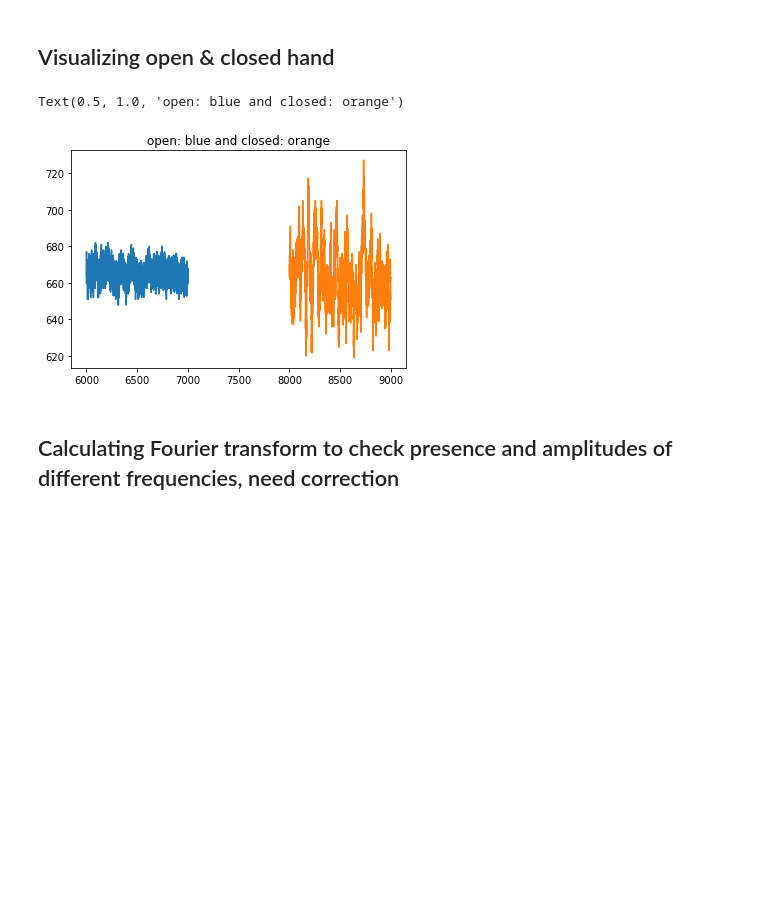
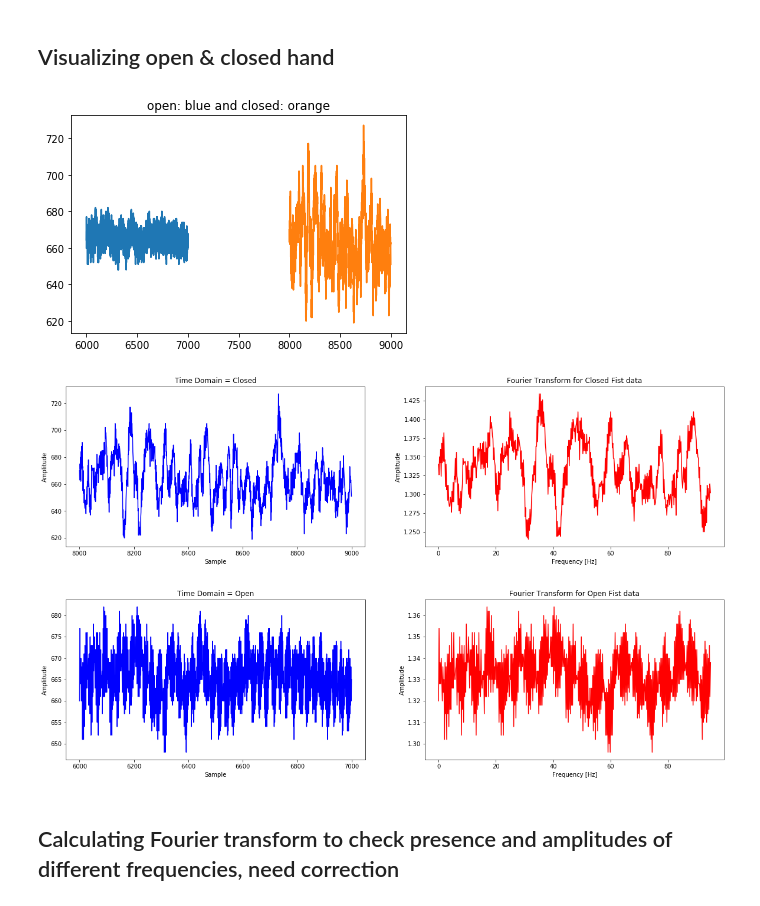
Before and after one commit to redgene/EMG_SignalAnalysis, a Jupyter notebook: EMG_SignalAnalysis_Python.ipynb, the cells around one changed output. Drawn from its saved outputs; the diff is of its cells as text; code cells hidden in the pictures; blank space fills up the shorter version.

Commit message:
added_FFTs_classified_graphs

```diff
--- a/EMG_SignalAnalysis_Python.ipynb
+++ b/EMG_SignalAnalysis_Python.ipynb
@@ -462,28 +464,85 @@ fig.set_size_inches(w=45,h=30)
 # %%
 # Take FFT of two parts of 3rd signal (open palm and closed fist):
 # 13280 samples in ~70 seconds (~190 Hz)
 
-t_n = 5.27 # Time for these 1000 samples
-N = 1000   # number of samples
-T = t_n / N
-f_s = 1/T
+t_n_data = 5.27 # Total time for these 1000 samples
+N_data = 1000   # number of samples
+T_data = t_n_data / N_data # time period
+f_s_data = 1/T_data
 
 var_open   =  var_sec10[6000:7000]
 var_closed =  var_sec10[8000:9000]
 plt.plot(var_open)
 plt.plot(var_closed)
 plt.title('open: blue and closed: orange')
-# fval_var_open, fft_var_f_open   = get_fft_values(var_open, T, N, f_s) # FFT
-# fval_var_close, fft_var_f_close = get_fft_values(var_closed, T, N, f_s) # FFT
+
+fval_var_open, fft_var_f_open   = get_fft_values(var_open, T_data, N_data, f_s_data) # FFT
+fval_var_close, fft_var_f_close = get_fft_values(var_closed, T_data, N_data, f_s_data) # FFT
 
 # yf = fftpack.fft(var_open, time.size)
 # amp = np.abs(yf) # get amplitude spectrum
 # freq = fftpack.fftfreq(time.size, 6/500)
 # plt.figure(figsize=(10,6))
 # plt.plot(freq[0:freq.size//2], (2/amp.size)*amp[0:amp.size//2])
 # plt.show()
+
+import scipy.fftpack
+
+
+fig = plt.figure()
+
+plt.subplot(1, 2, 1)
+plt.subplot(1, 2, 1).set_title('Time Domain = Closed')
+plt.plot(var_closed, linestyle='-', color='blue')
+plt.xlabel('Sample')
+plt.ylabel('Amplitude')
+
+plt.subplot(1, 2, 2)
+plt.subplot(1, 2, 2).set_title('Fourier Transform for Closed Fist data')
+plt.plot(fval_var_close, fft_var_f_close, linestyle='-', color='red')
+plt.xlabel('Frequency [Hz]')
+plt.ylabel('Amplitude') ##
+
+fig.set_size_inches(w=20,h=5)
+
+fig = plt.figure()
+
+plt.subplot(1, 2, 1)
+plt.subplot(1, 2, 1).set_title('Time Domain = Open')
+plt.plot(var_open, linestyle='-', color='blue')
+plt.xlabel('Sample')
+plt.ylabel('Amplitude')
+
+plt.subplot(1, 2, 2)
+plt.subplot(1, 2, 2).set_title('Fourier Transform for Open Fist data')
+plt.plot(fval_var_open, fft_var_f_open, linestyle='-', color='red')
+plt.xlabel('Frequency [Hz]')
+plt.ylabel('Amplitude') ##
+
+fig.set_size_inches(w=20,h=5)
+
+
+################################################################################################################################################
+
+# t_n_data = 5.27 # Total time for these 1000 samples
+# N_data = 1000   # number of samples
+# T_data = t_n_data / N_data # time period
+# f_s_data = 1/T_data
+
+# # Number of samplepoints
+
+# x = np.linspace(0.0, N_data*T_data, N_data) # x-axis in time domain
+# y = var_open # y-axis in time domain
+
+# yf = scipy.fftpack.fft(y)
+# xf = np.linspace(0.0, 1.0/(2.0*T_data), N_data/2)
+
+# fig, ax = plt.subplots()
+# ax.plot(xf, 2.0/N_data * np.abs(yf[:N_data//2]))
+# plt.show()
 # %% [output]
-Text(0.5, 1.0, 'open: blue and closed: orange')
 [figure]
+[figure, added]
+[figure, added]
 # %% [markdown]
 ## Calculating Fourier transform to check presence and amplitudes of different frequencies, need correction
```
Also changed, not shown: parts of 21 cells of this notebook.
